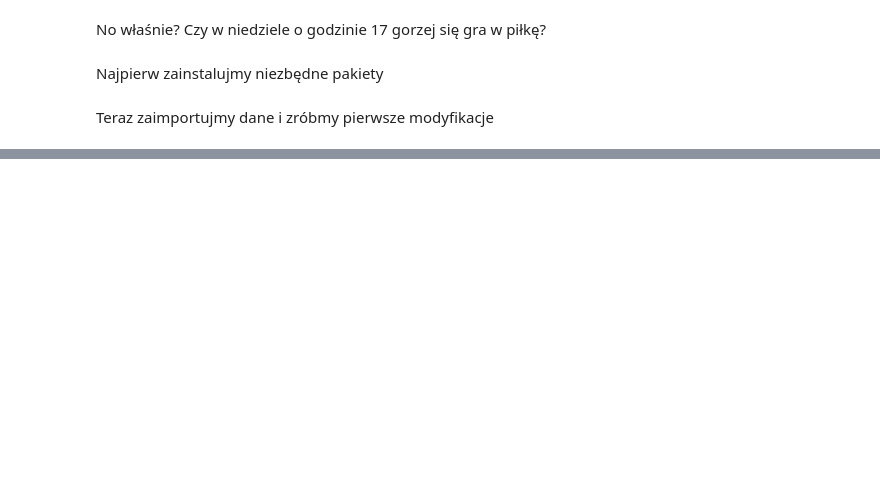
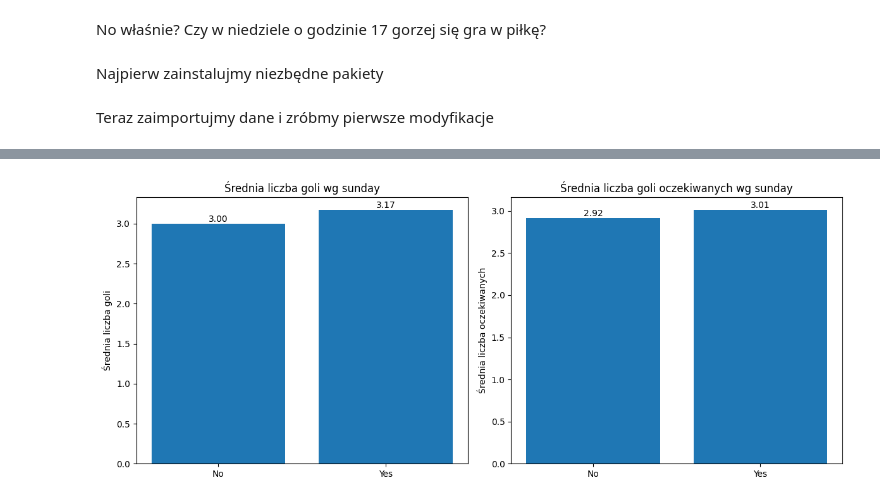
Before and after one commit to MateuszSkowronski/analiza_danych_projekt, a Jupyter notebook: main.ipynb, the cells around one changed output, grey strips where cells are left out. Cells and saved outputs as stored; diff of their text form; code cells hidden in the pictures; blank space fills up the shorter version.

```diff
--- a/main.ipynb
+++ b/main.ipynb
@@ -51,0 +138,32 @@ df['seventeen']=df['pure_hour'].apply(lambda x: 'Yes' if x>=16 and x<=18 else 'N
+# %%
+# Średnie
+goals_mean = df.groupby('sunday')['total_goals'].mean()
+xg_mean = df.groupby('sunday')['total_xg'].mean()
+
+# Rysowanie obok siebie
+fig, axs = plt.subplots(1, 2, figsize=(12, 5))
+
+# Wykres 1 – total_goals
+bars1 = axs[0].bar(goals_mean.index, goals_mean.values)
+axs[0].set_title('Średnia liczba goli wg sunday')
+axs[0].set_ylabel('Średnia liczba goli')
+
+for bar in bars1:
+    height = bar.get_height()
+    axs[0].text(bar.get_x() + bar.get_width() / 2, height,
+                f'{height:.2f}', ha='center', va='bottom')
+
+# Wykres 2 – total_xg
+bars2 = axs[1].bar(xg_mean.index, xg_mean.values)
+axs[1].set_title('Średnia liczba goli oczekiwanych wg sunday')
+axs[1].set_ylabel('Średnia liczba oczekiwanych')
+
+for bar in bars2:
+    height = bar.get_height()
+    axs[1].text(bar.get_x() + bar.get_width() / 2, height,
+                f'{height:.2f}', ha='center', va='bottom')
+
+plt.tight_layout()
+plt.show()
+# %% [output]
+[figure, added]
```
Also changed, not shown: parts of 23 cells of this notebook.
